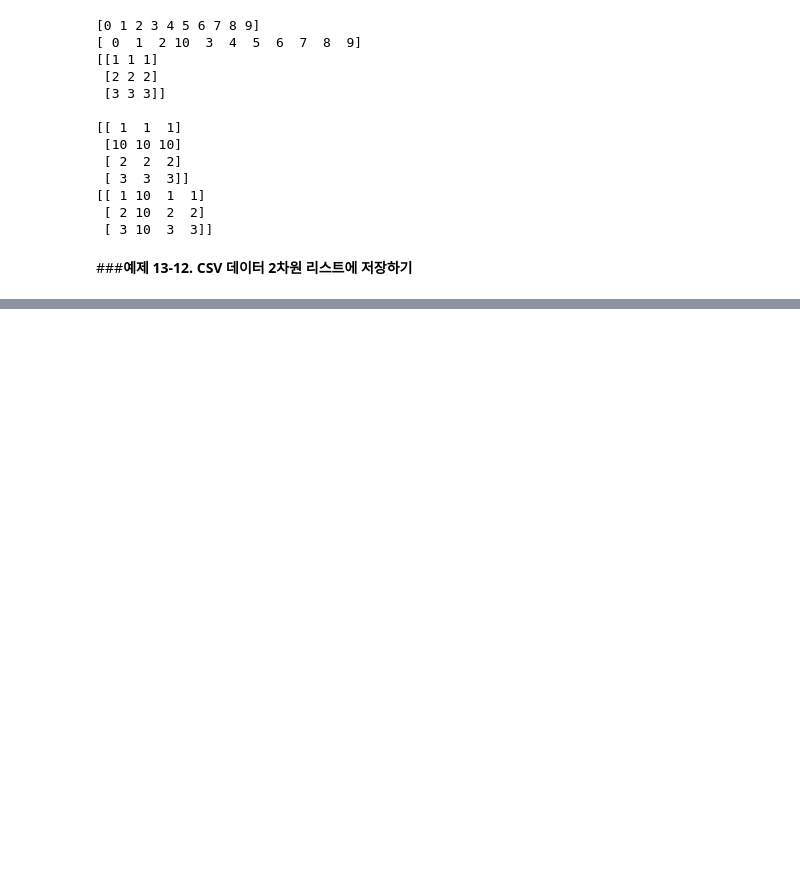
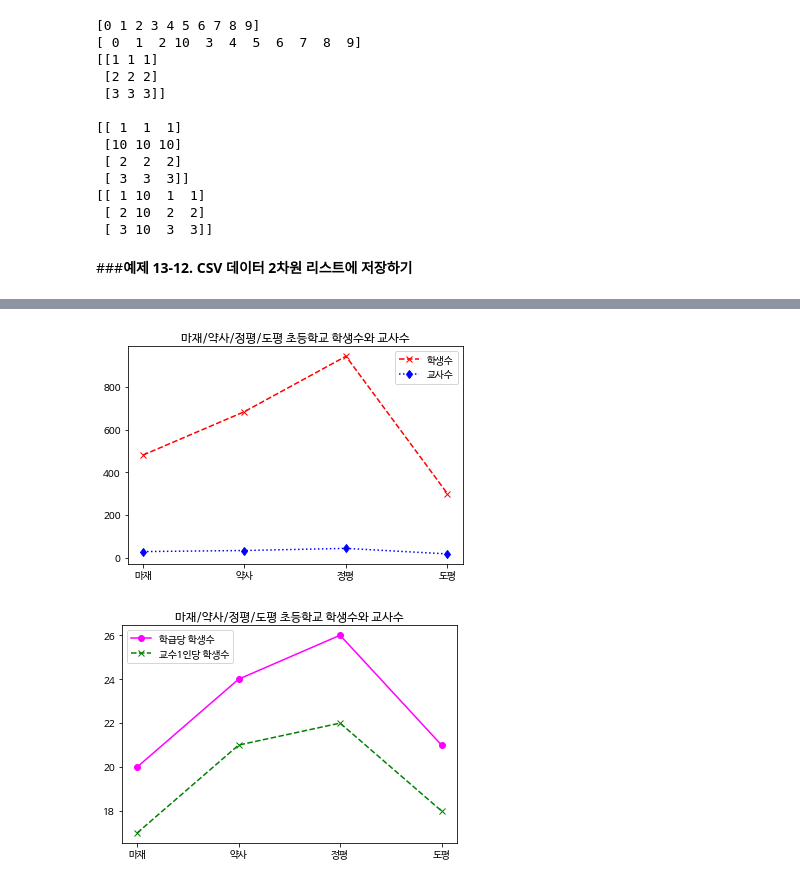
Before and after one commit to sdw1621/python_exercise, a Jupyter notebook: 예제_중심_파이썬_입문_CH13_Numpy_데이터_분석.ipynb, the cells around one changed output, grey strips where cells are left out. Drawn from its saved outputs; the diff is of its cells as text; code cells hidden in the pictures; blank space fills up the shorter version.

```diff
--- a/예제_중심_파이썬_입문_CH13_Numpy_데이터_분석.ipynb
+++ b/예제_중심_파이썬_입문_CH13_Numpy_데이터_분석.ipynb
@@ -289,7 +291,15 @@ drive.mount('/content/drive')
 import csv
 
 # high_school_2019.csv 마우스 오른쪽 경로 복사로 가져오는 게 가장 빠름
+f = open('/content/drive/MyDrive/0_LG/high_school_2019.csv', 'r', encoding='utf-8')
+lines = csv.reader(f)
 
-f = open('/content/drive/MyDrive/0_LG/high_school_2019.csv', 'r', encoding='utf-8')
+header = next(lines)
+print(header)
 
-lines = csv.reader(f)
+list_data = []
+for line in lines:
+  list_data.append(line[:])
+
+print(list_data)
+f.close()
@@ -295,0 +418,65 @@ lines = csv.reader(f)
+# %%
+import csv
+import numpy as np
+from matplotlib import rc
+import matplotlib.pyplot as plt
+
+plt.rc('font', family='NanumBarunGothic')
+
+f = open('/content/drive/MyDrive/0_LG/school_2019.csv', 'r', encoding='utf-8')
+lines = csv.reader(f)
+
+header = next(lines)
+
+schools = {}
+
+for line in lines:
+  if ('광주' in line[0]) and ('마재' in line[1]):
+    schools.update({'마제':[line[2], line[3], line[4]]})
+  if ('울산' in line[0]) and ('약사' in line[1]):
+    schools.update({'약사':[line[2], line[3], line[4]]})
+  if ('용인' in line[0]) and ('정평' in line[1]):
+    schools.update({'정평':[line[2], line[3], line[4]]})
+  if ('제주' in line[0]) and ('도평' in line[1]):
+    schools.update({'도평':[line[2], line[3], line[4]]})
+
+print(schools)
+
+data = np.zeros((4,3), dtype='int32')
+
+school = list(schools.values())
+
+for i in range(len(school)):
+  for j in range(3):
+    data[i][j] = school[i][j]
+
+print(data)
+
+data = np.insert(data, 2, 0, axis=1)
+data = np.insert(data, 4, 0, axis=1)
+print(data)
+
+row = data.shape[0]
+
+for i in range(row):
+  data[i][2] = round(data[i][1] / data[i][0])
+  data[i][4] = round(data[i][1] / data[i][3])
+
+print(data)
+
+xdata = ['마재','약사', '정평', '도평']
+
+plt.plot(xdata, data[:,1], label='학생수', color='red', linestyle='--', marker='x')
+plt.plot(xdata, data[:,3], label='교사수', color='blue', linestyle=':', marker='d')
+plt.title('마재/약사/정평/도평 초등학교 학생수와 교사수')
+plt.legend(loc='best')
+plt.show()
+
+plt.plot(xdata, data[:,2], label='학급당 학생수', color='magenta', linestyle='-', marker='o')
+plt.plot(xdata, data[:,4], label='교수1인당 학생수', color='green', linestyle='--', marker='x')
+plt.title('마재/약사/정평/도평 초등학교 학생수와 교사수')
+plt.legend(loc='best')
+plt.show()
+
+f.close()
+# %% [output]
@@ -295,0 +496,2 @@ lines = csv.reader(f)
+[figure, added]
+[figure, added]
```
Also changed, not shown: parts of 10 cells of this notebook.
